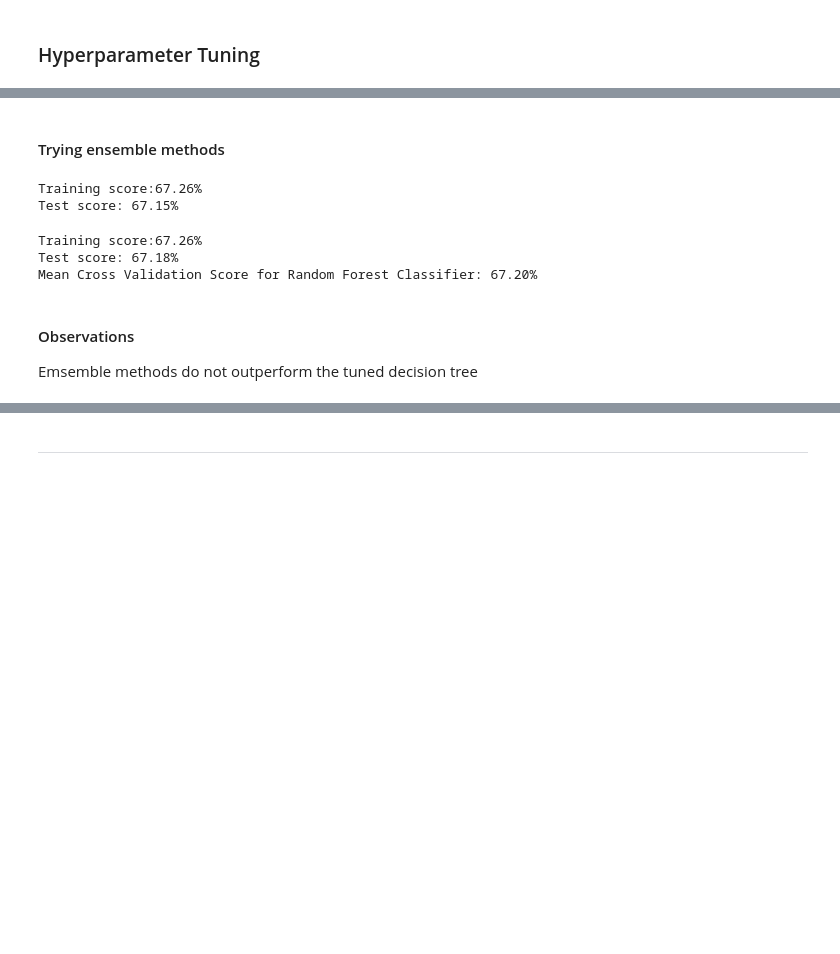
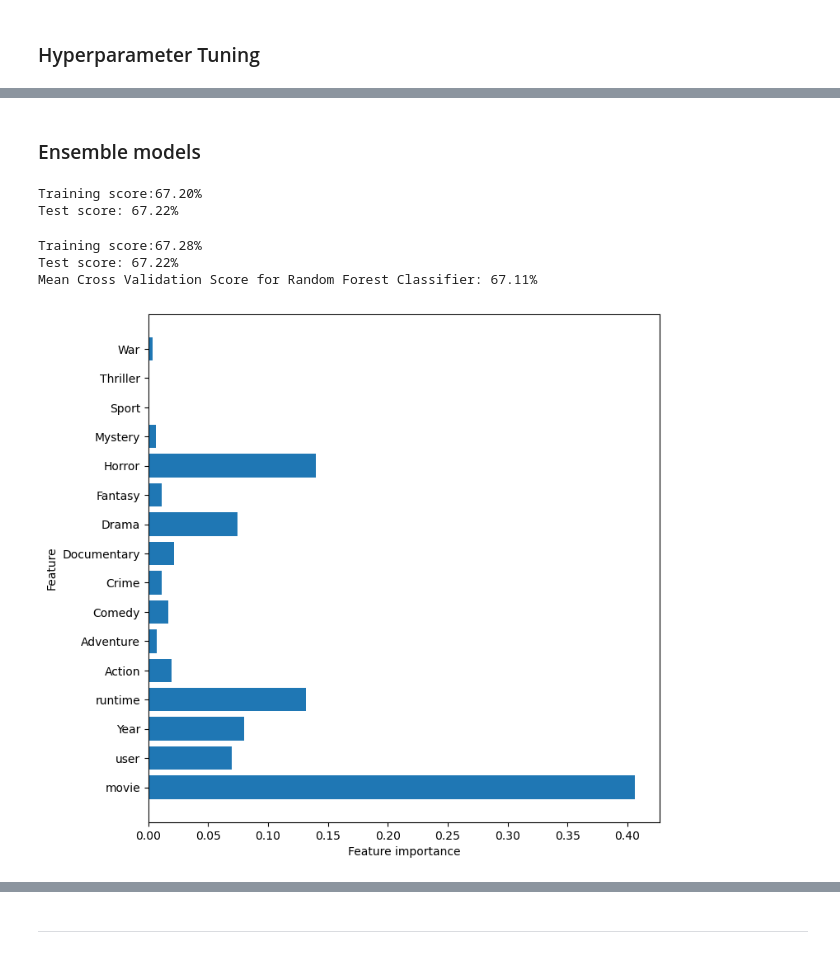
Before and after one commit to bizzfuzz/netflix-recommender, a Jupyter notebook: index.ipynb, the cells around one changed output, grey strips where cells are left out. Cells and saved outputs as stored; diff of their text form; code cells hidden in the pictures; blank space fills up the shorter version.

```diff
--- a/index.ipynb
+++ b/index.ipynb
@@ -431,5 +448,5 @@ Accuracy: 67.07%
 # %%
-tuned_tree = DecisionTreeClassifier(criterion="entropy", max_depth=6, max_features=None, min_samples_leaf=6, min_samples_split=2)
+tuned_tree = DecisionTreeClassifier(criterion="entropy", max_depth=5, max_features=None, min_samples_leaf=5, min_samples_split=2)
 tuned_tree.fit(X_train, y_train)
 y_preds = tuned_tree.predict(X_test)
 print(f"Accuracy: {accuracy_score(y_test, y_preds) :.2%}")
@@ -441,5 +458,5 @@ With optimal parameters the model's accuracy increases by roughly 10%<hr>
-# %% [markdown]
-#### Trying ensemble methods
+# %% [markdown]
+### Ensemble models
 # %%
 bagged_tree =  BaggingClassifier(tuned_tree, n_estimators=20)
 bagged_tree.fit(X_train, y_train)
@@ -447,10 +464,10 @@ train_score = bagged_tree.score(X_train, y_train)
 test_score = bagged_tree.score(X_test, y_test)
 print(f"Training score:{train_score :.2%}\nTest score: {test_score :.2%}")
 # %% [output]
-Training score:67.26%
-Test score: 67.15%
+Training score:67.20%
+Test score: 67.22%
 # %%
-forest = RandomForestClassifier(n_estimators=10, max_depth= 5)
+forest = RandomForestClassifier(n_estimators=10, max_depth= 6)
 forest.fit(X_train, y_train)
 train_score = forest.score(X_train, y_train)
 test_score = forest.score(X_test, y_test)
@@ -460,9 +477,18 @@ print(
     f"Mean Cross Validation Score for Random Forest Classifier: {mean_rf_cv_score :.2%}"
 )
 # %% [output]
-Training score:67.26%
-Test score: 67.18%
-Mean Cross Validation Score for Random Forest Classifier: 67.20%
+Training score:67.28%
+Test score: 67.22%
+Mean Cross Validation Score for Random Forest Classifier: 67.11%
-# %% [markdown]
-#### Observations
-Emsemble methods do not outperform the tuned decision tree
+# %%
+def plot_feature_importances(model):
+    n_features = X_train.shape[1]
+    plt.figure(figsize=(8,8))
+    plt.barh(range(n_features), model.feature_importances_, align='center')
+    plt.yticks(np.arange(n_features), X_train.columns.values)
+    plt.xlabel('Feature importance')
+    plt.ylabel('Feature')
+
+plot_feature_importances(forest);
+# %% [output]
+[figure, added]
```
Also changed, not shown: parts of 44 cells of this notebook, 1 other file.
